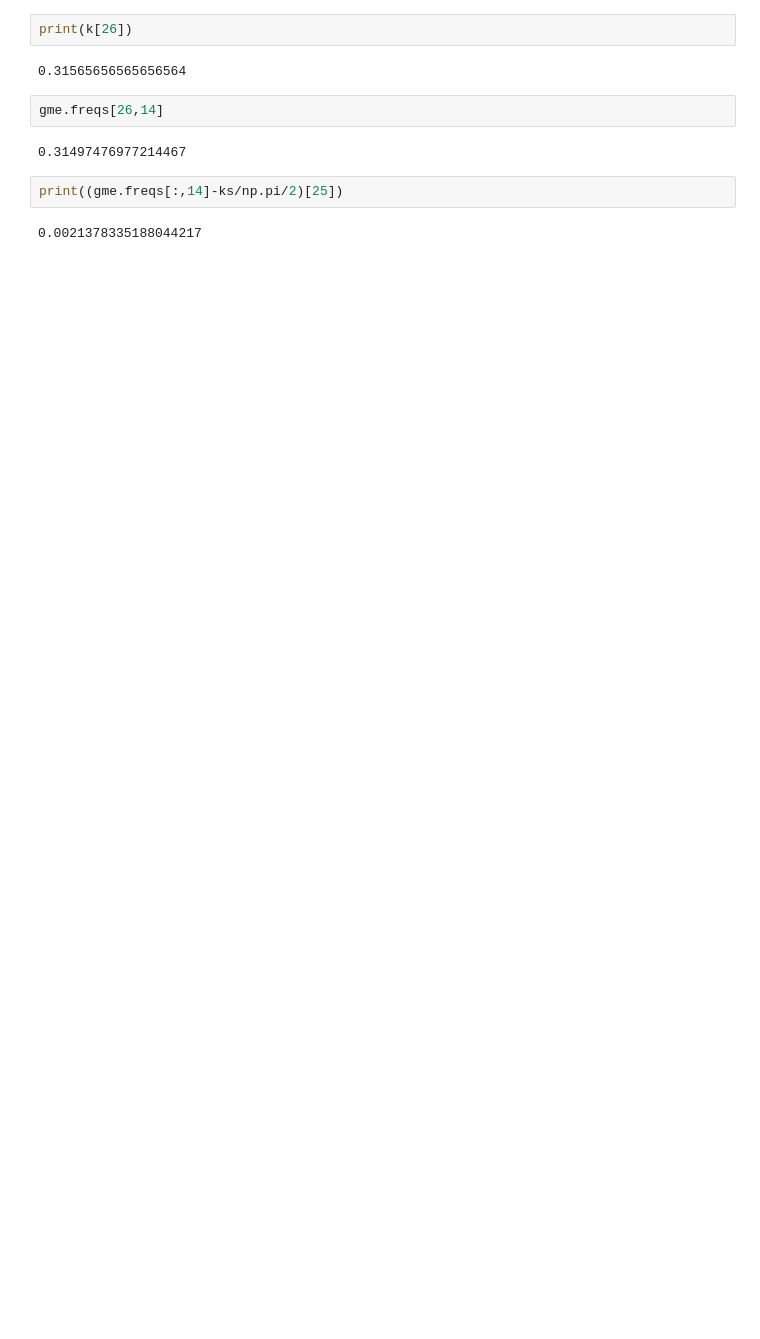
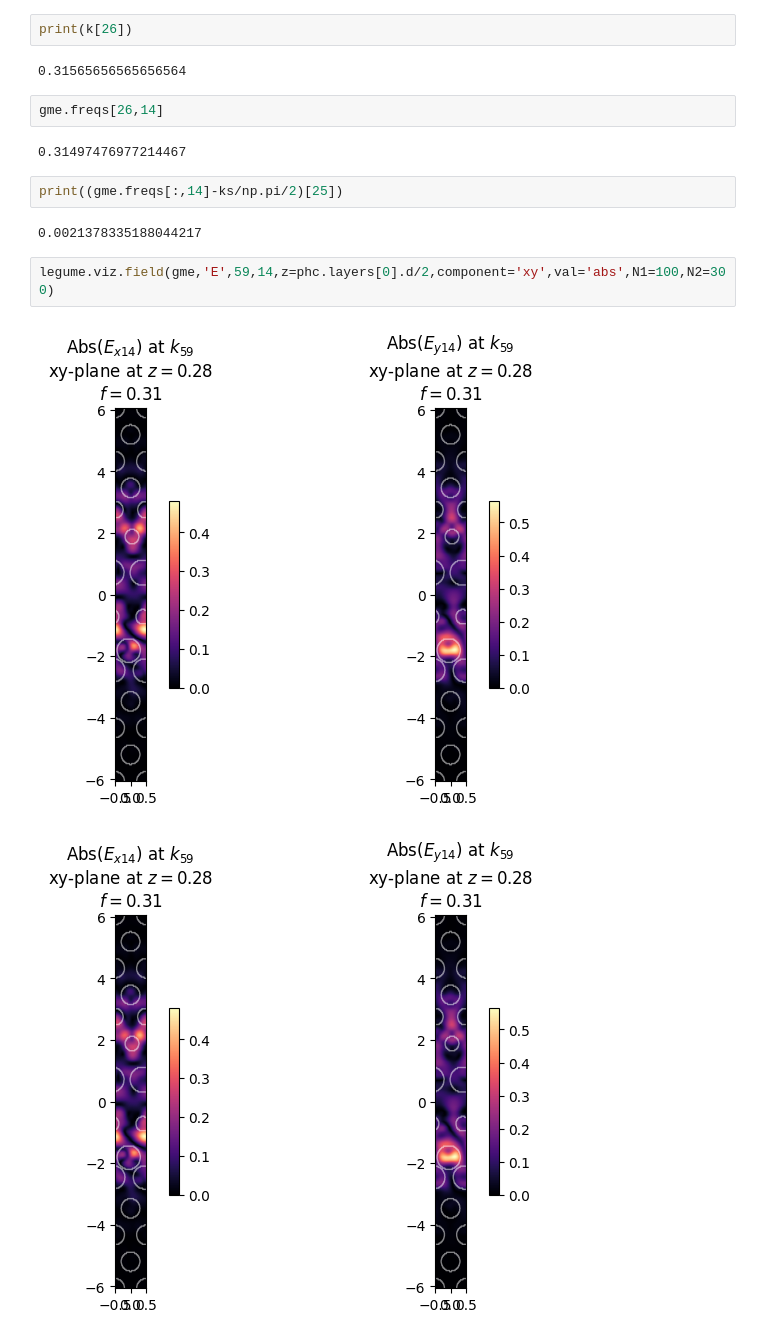
Before and after one commit to DominicJThompson/optGME, a Jupyter notebook: paper2/playground.ipynb, the cells around one changed output. Drawn from its saved outputs; the diff is of its cells as text; blank space fills up the shorter version.

```diff
--- a/paper2/playground.ipynb
+++ b/paper2/playground.ipynb
@@ -283,3 +283,8 @@ gme.freqs[26,14]
 print((gme.freqs[:,14]-ks/np.pi/2)[25])
 # %% [output]
 0.0021378335188044217
+# %%
+legume.viz.field(gme,'E',59,14,z=phc.layers[0].d/2,component='xy',val='abs',N1=100,N2=300)
+# %% [output]
+[figure, added]
+[figure, added]
```
Also changed, not shown: parts of 2 cells of this notebook, 1 other file.
